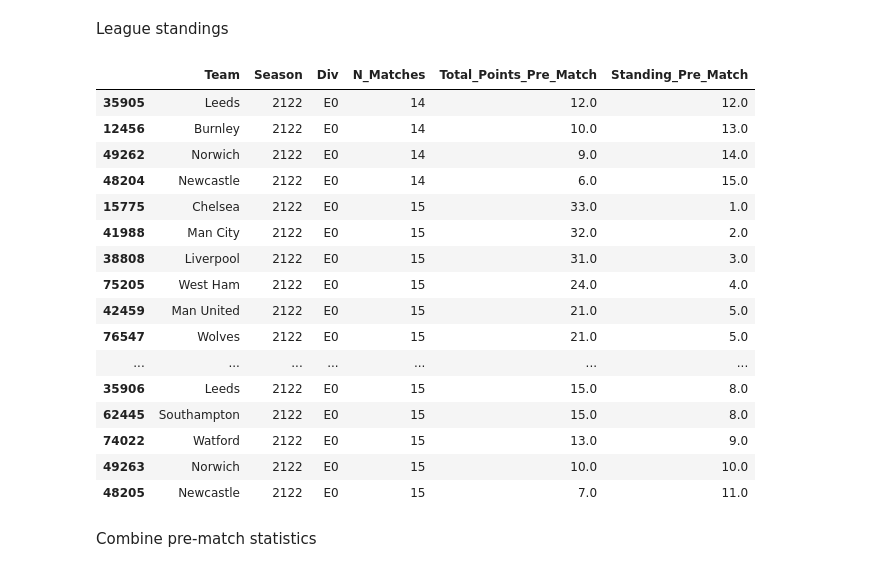
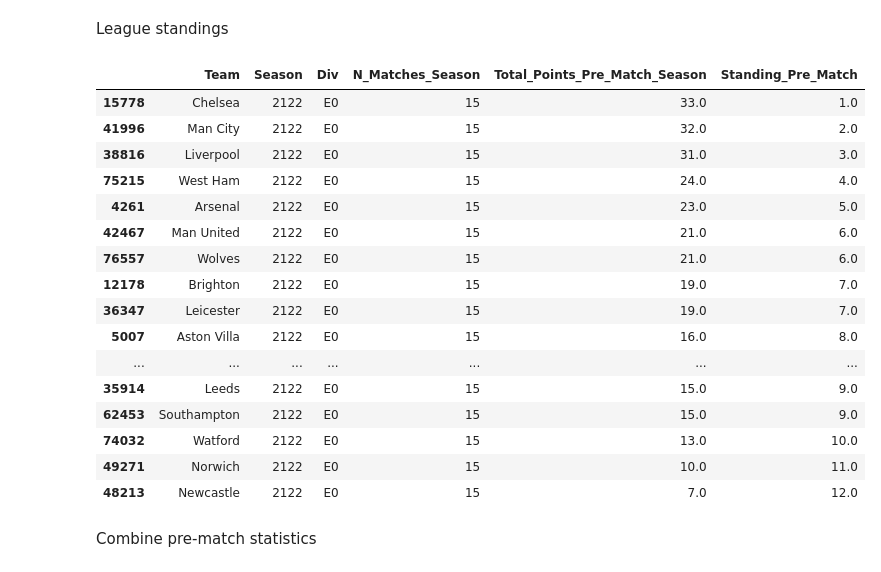
Before and after one commit to alexkapele/football_forecasting, a Jupyter notebook: football_forecasting.ipynb, the cells around one changed output. Cells and saved outputs as stored; diff of their text form; code cells hidden in the pictures.

```diff
--- a/football_forecasting.ipynb
+++ b/football_forecasting.ipynb
@@ -143,9 +147,11 @@ A_team_stats = A_team_stats.rename(columns={'AwayTeam':'Team', 'HomeTeam':'Oppon
 
 A_team_stats['H/A'] = 'A'
 
-A_team_stats['A_Points'] = A_team_stats.groupby(['Team','Season'])['A_Match_Points'].cumsum()
+A_team_stats['A_Points_Season'] = A_team_stats.groupby(['Team','Season'])['A_Match_Points'].cumsum()
+A_team_stats['A_Points_Pre_Match_Season'] = A_team_stats['A_Points_Season']-A_team_stats['A_Match_Points']
+
+A_team_stats['A_Points'] = A_team_stats.groupby(['Team'])['A_Match_Points'].cumsum()
 A_team_stats['A_Points_Pre_Match'] = A_team_stats['A_Points']-A_team_stats['A_Match_Points']
-
 
 A_team_stats['Goals_Scored'] = A_team_stats['FTAG']
 A_team_stats['Goals_Conceded'] = A_team_stats['FTHG']
@@ -153,14 +159,18 @@ A_team_stats['Goals_Conceded'] = A_team_stats['FTHG']
 A_team_stats['A_Goals_Scored'] = A_team_stats.groupby(['Team','Season'])['FTAG'].cumsum()
 A_team_stats['A_Goals_Conceded'] = A_team_stats.groupby(['Team','Season'])['FTHG'].cumsum()
 
-A_team_stats['N_Away_Matches'] = A_team_stats.groupby(['Team','Season'])['Team'].cumcount() + 1
+A_team_stats['N_Away_Matches'] = A_team_stats.groupby(['Team'])['Team'].cumcount() + 1
 # %%
 team_stats = H_team_stats.append(A_team_stats)
 # %%
 team_stats['Match_Points'] = team_stats['H_Match_Points'].fillna(0) + team_stats['A_Match_Points'].fillna(0)
 # %%
 team_stats = team_stats.sort_values(by='Date')
-team_stats['Total_Points'] = team_stats.groupby(['Team','Season'])['Match_Points'].cumsum()
+
+team_stats['Total_Points_Season'] = team_stats.groupby(['Team','Season'])['Match_Points'].cumsum()
+team_stats['Total_Points_Pre_Match_Season'] = team_stats['Total_Points_Season'] - team_stats['Match_Points']
+
+team_stats['Total_Points'] = team_stats.groupby(['Team'])['Match_Points'].cumsum()
 team_stats['Total_Points_Pre_Match'] = team_stats['Total_Points'] - team_stats['Match_Points']
 
 team_stats['Total_Goals_Scored'] = team_stats.groupby(['Team','Season'])['Goals_Scored'].cumsum()
@@ -169,7 +179,8 @@ team_stats['Total_Goals_Conceded'] = team_stats.groupby(['Team','Season'])['Goal
 team_stats['Total_Goals_Scored_Pre_Match'] = team_stats.groupby(['Team','Season'])['Goals_Scored'].cumsum() - team_stats['Goals_Scored']
 team_stats['Total_Goals_Conceded_Pre_Match'] = team_stats.groupby(['Team','Season'])['Goals_Conceded'].cumsum() - team_stats['Goals_Conceded']
 
-team_stats['N_Matches'] = team_stats.groupby(['Team','Season'])['Team'].cumcount() + 1
+team_stats['N_Matches_Season'] = team_stats.groupby(['Team','Season'])['Team'].cumcount() + 1
+team_stats['N_Matches'] = team_stats.groupby(['Team'])['Team'].cumcount() + 1
 # %%
 team_stats[(team_stats['Team']=='Olympiakos')&(team_stats['Season']==2122)].to_csv('check1.csv',index=False)
 team_stats[(team_stats['Team']=='Olympiakos')&(team_stats['Season']==2122)]
@@ -220,7 +231,7 @@ def calc_last_games_points(stats, n_last, index_columns):
 
     return stats
 # %%
-index_columns = ['Team','Season']
+index_columns = ['Team']
 team_stats = calc_last_games_points(team_stats, n_last = 1, index_columns = index_columns)
 team_stats = calc_last_games_points(team_stats, n_last = 3, index_columns = index_columns)
 team_stats = calc_last_games_points(team_stats, n_last = 5, index_columns = index_columns)
@@ -341,29 +352,29 @@ opponent_history = opponent_history[['Team','Date','Last_1_H_Teams','Last_1_A_Te
 # %% [markdown]
 League standings
 # %%
-standings = pd.DataFrame(team_stats.groupby(['Team','Season','Div','N_Matches'])['Total_Points_Pre_Match'].sum())
-standings['Standing_Pre_Match'] = standings.groupby(['Div','Season','N_Matches'])['Total_Points_Pre_Match'].rank('dense',ascending=False)
+standings = pd.DataFrame(team_stats.groupby(['Team','Season','Div','N_Matches_Season'])['Total_Points_Pre_Match_Season'].sum())
+standings['Standing_Pre_Match'] = standings.groupby(['Div','Season','N_Matches_Season'])['Total_Points_Pre_Match_Season'].rank('dense',ascending=False)
 standings = standings.reset_index(level=[0,1,2,3])
 # %%
-standings[(standings['Div']=='E0')&(standings['Season']==2122)].sort_values(by=['N_Matches','Standing_Pre_Match']).tail(20)
+standings[(standings['Div']=='E0')&(standings['Season']==2122)].sort_values(by=['N_Matches_Season','Standing_Pre_Match']).tail(18)
 # %% [output]
-|  | Team | Season | Div | N_Matches | Total_Points_Pre_Match | Standing_Pre_Match |
-| 35905 | Leeds | 2122 | E0 | 14 | 12.0 | 12.0 |
-| 12456 | Burnley | 2122 | E0 | 14 | 10.0 | 13.0 |
-| 49262 | Norwich | 2122 | E0 | 14 | 9.0 | 14.0 |
-| 48204 | Newcastle | 2122 | E0 | 14 | 6.0 | 15.0 |
-| 15775 | Chelsea | 2122 | E0 | 15 | 33.0 | 1.0 |
-| 41988 | Man City | 2122 | E0 | 15 | 32.0 | 2.0 |
-| 38808 | Liverpool | 2122 | E0 | 15 | 31.0 | 3.0 |
-| 75205 | West Ham | 2122 | E0 | 15 | 24.0 | 4.0 |
-| 42459 | Man United | 2122 | E0 | 15 | 21.0 | 5.0 |
-| 76547 | Wolves | 2122 | E0 | 15 | 21.0 | 5.0 |
+|  | Team | Season | Div | N_Matches_Season | Total_Points_Pre_Match_Season | Standing_Pre_Match |
+| 15778 | Chelsea | 2122 | E0 | 15 | 33.0 | 1.0 |
+| 41996 | Man City | 2122 | E0 | 15 | 32.0 | 2.0 |
+| 38816 | Liverpool | 2122 | E0 | 15 | 31.0 | 3.0 |
+| 75215 | West Ham | 2122 | E0 | 15 | 24.0 | 4.0 |
+| 4261 | Arsenal | 2122 | E0 | 15 | 23.0 | 5.0 |
+| 42467 | Man United | 2122 | E0 | 15 | 21.0 | 6.0 |
+| 76557 | Wolves | 2122 | E0 | 15 | 21.0 | 6.0 |
+| 12178 | Brighton | 2122 | E0 | 15 | 19.0 | 7.0 |
+| 36347 | Leicester | 2122 | E0 | 15 | 19.0 | 7.0 |
+| 5007 | Aston Villa | 2122 | E0 | 15 | 16.0 | 8.0 |
 | ... | ... | ... | ... | ... | ... | ... |
-| 35906 | Leeds | 2122 | E0 | 15 | 15.0 | 8.0 |
-| 62445 | Southampton | 2122 | E0 | 15 | 15.0 | 8.0 |
-| 74022 | Watford | 2122 | E0 | 15 | 13.0 | 9.0 |
-| 49263 | Norwich | 2122 | E0 | 15 | 10.0 | 10.0 |
-| 48205 | Newcastle | 2122 | E0 | 15 | 7.0 | 11.0 |
+| 35914 | Leeds | 2122 | E0 | 15 | 15.0 | 9.0 |
+| 62453 | Southampton | 2122 | E0 | 15 | 15.0 | 9.0 |
+| 74032 | Watford | 2122 | E0 | 15 | 13.0 | 10.0 |
+| 49271 | Norwich | 2122 | E0 | 15 | 10.0 | 11.0 |
+| 48213 | Newcastle | 2122 | E0 | 15 | 7.0 | 12.0 |
 # %% [markdown]
 Combine pre-match statistics
 # %%
```
Also changed, not shown: parts of 17 cells of this notebook.
